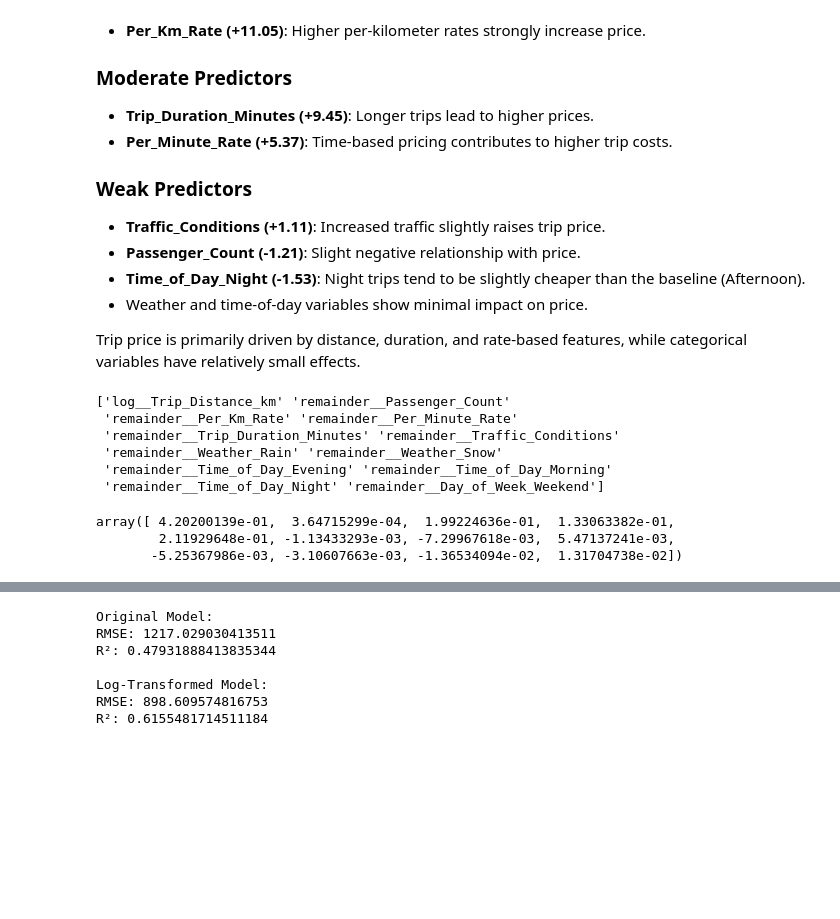
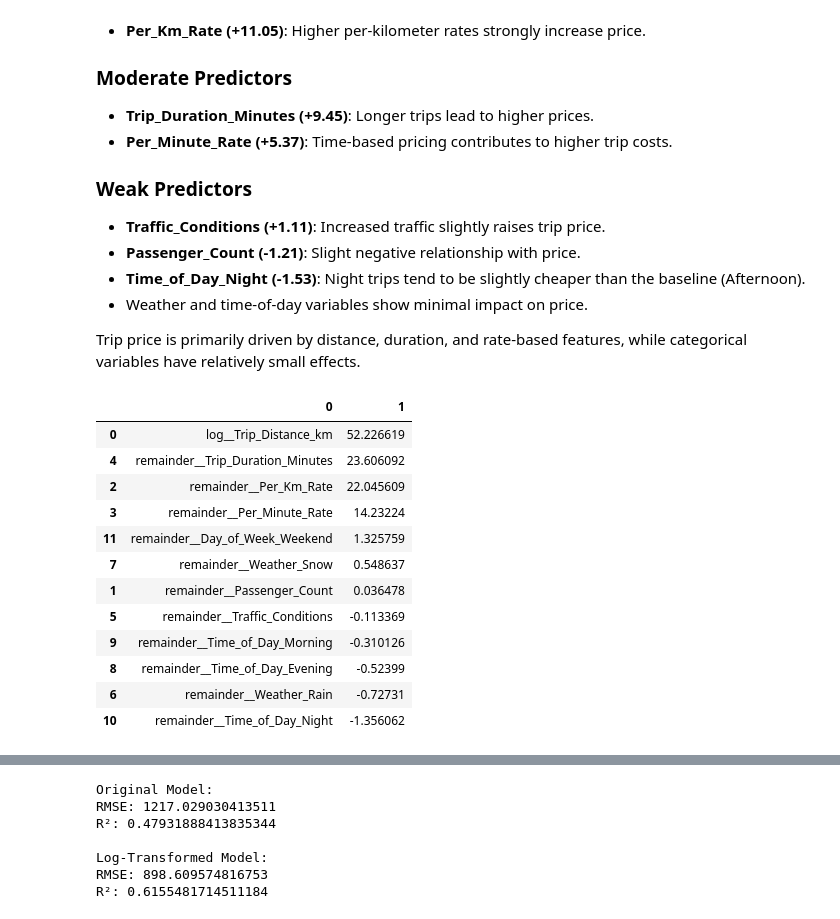
Before and after one commit to Padawan2024/ML-Portfolio, a Jupyter notebook: Supervised_ML/Regression/Predict Taxi Price/Notebooks/Regression Models.ipynb, the cells around one changed output, grey strips where cells are left out. Cells and saved outputs as stored; diff of their text form; code cells hidden in the pictures; blank space fills up the shorter version.

```diff
--- a/Supervised_ML/Regression/Predict Taxi Price/Notebooks/Regression Models.ipynb
+++ b/Supervised_ML/Regression/Predict Taxi Price/Notebooks/Regression Models.ipynb
@@ -585,15 +611,20 @@ y_pred_log = lr2.predict(X_test_vif_scaled)
 # Convert back to original scale
 y_pred_log_exp = np.expm1(y_pred_log)
 # %%
-print(scaling_pipeline.get_feature_names_out())
-lr2.coef_
+percent_change = (np.exp(lr2.coef_) - 1) * 100
+
+pd.DataFrame([scaling_pipeline.get_feature_names_out(), percent_change]).T.sort_values(by=1, ascending = False)
 # %% [output]
-['log__Trip_Distance_km' 'remainder__Passenger_Count'
- 'remainder__Per_Km_Rate' 'remainder__Per_Minute_Rate'
- 'remainder__Trip_Duration_Minutes' 'remainder__Traffic_Conditions'
- 'remainder__Weather_Rain' 'remainder__Weather_Snow'
- 'remainder__Time_of_Day_Evening' 'remainder__Time_of_Day_Morning'
- 'remainder__Time_of_Day_Night' 'remainder__Day_of_Week_Weekend']
-array([ 4.20200139e-01,  3.64715299e-04,  1.99224636e-01,  1.33063382e-01,
-        2.11929648e-01, -1.13433293e-03, -7.29967618e-03,  5.47137241e-03,
-       -5.25367986e-03, -3.10607663e-03, -1.36534094e-02,  1.31704738e-02])
+|  | 0 | 1 |
+| 0 | log__Trip_Distance_km | 52.226619 |
+| 4 | remainder__Trip_Duration_Minutes | 23.606092 |
+| 2 | remainder__Per_Km_Rate | 22.045609 |
+| 3 | remainder__Per_Minute_Rate | 14.23224 |
+| 11 | remainder__Day_of_Week_Weekend | 1.325759 |
+| 7 | remainder__Weather_Snow | 0.548637 |
+| 1 | remainder__Passenger_Count | 0.036478 |
+| 5 | remainder__Traffic_Conditions | -0.113369 |
+| 9 | remainder__Time_of_Day_Morning | -0.310126 |
+| 8 | remainder__Time_of_Day_Evening | -0.52399 |
+| 6 | remainder__Weather_Rain | -0.72731 |
+| 10 | remainder__Time_of_Day_Night | -1.356062 |
```
Also changed, not shown: parts of 22 cells of this notebook.
